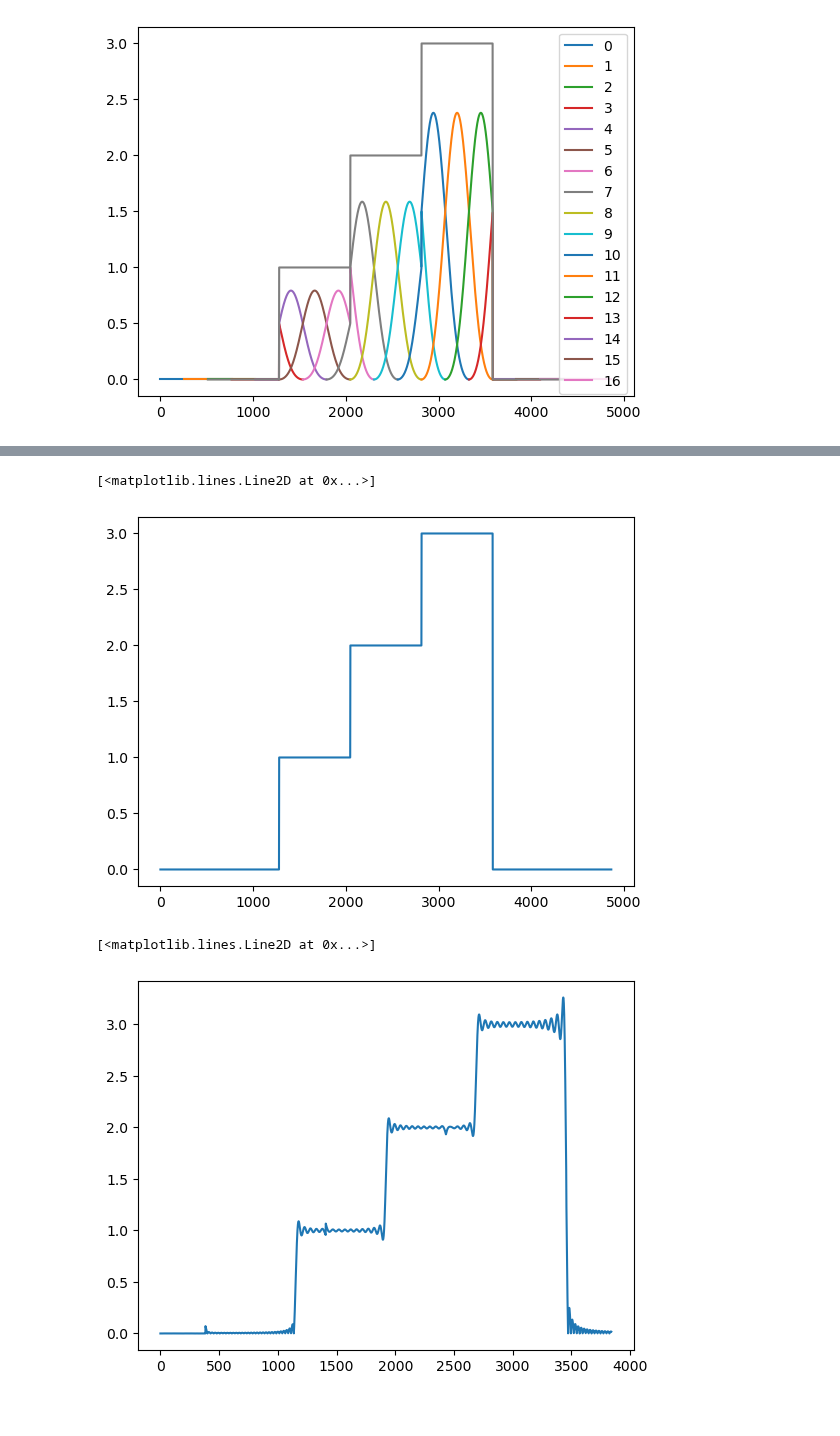
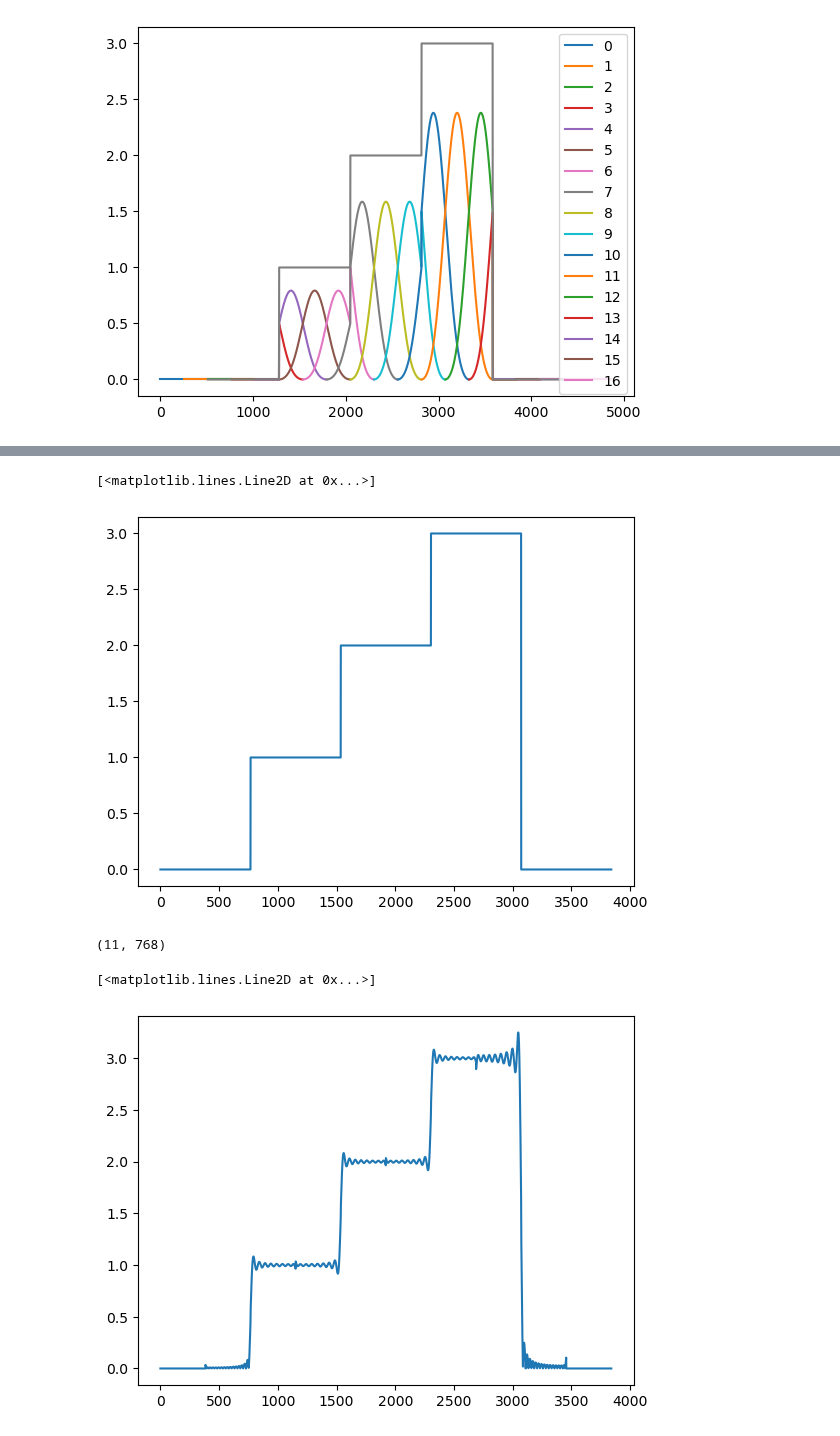
Before and after one commit to usnistgov/striqt, a Jupyter notebook: notebooks/test_ola.ipynb, the cells around one changed output, grey strips where cells are left out. Saved outputs shown, nothing was run; the diff lists cells and outputs as text; code cells hidden in the pictures.

```diff
--- a/notebooks/test_ola.ipynb
+++ b/notebooks/test_ola.ipynb
@@ -70,26 +70,27 @@ plt.plot(xr.real)
 y = fourier._to_overlapping_windows(
     np.array(x), window=np.array(window), nperseg=fft_size, noverlap=noverlap
 )
-xr = fourier._from_overlapping_windows(y, noverlap, axis=0)
+xr = fourier._from_overlapping_windows(y, noverlap, nperseg=fft_size, axis=0)
 plt.plot(xr.real)
 # %% [output]
 [<matplotlib.lines.Line2D at 0x...>]
-[figure, old version]
+[figure, new version]
 # %%
 # from cupyx import scipy
 import scipy
 from iqwaveform import fourier
 
 xr = fourier.ola_filter(
     np.array(x),
     fs=10e6,
     passband=(-.2e6, .2e6),
     window='hamming',
-    noverlap=1024,
+    fft_size=fft_size,
     axis=0,
 )
 
 plt.plot(np.abs(xr))
 # %% [output]
-[<matplotlib.lines.Line2D at 0x...>]
+(11, 768)
+[<matplotlib.lines.Line2D at 0x...>]
-[figure, old version]
+[figure, new version]
```
Also changed, not shown: parts of 4 cells of this notebook, 6 other files.
